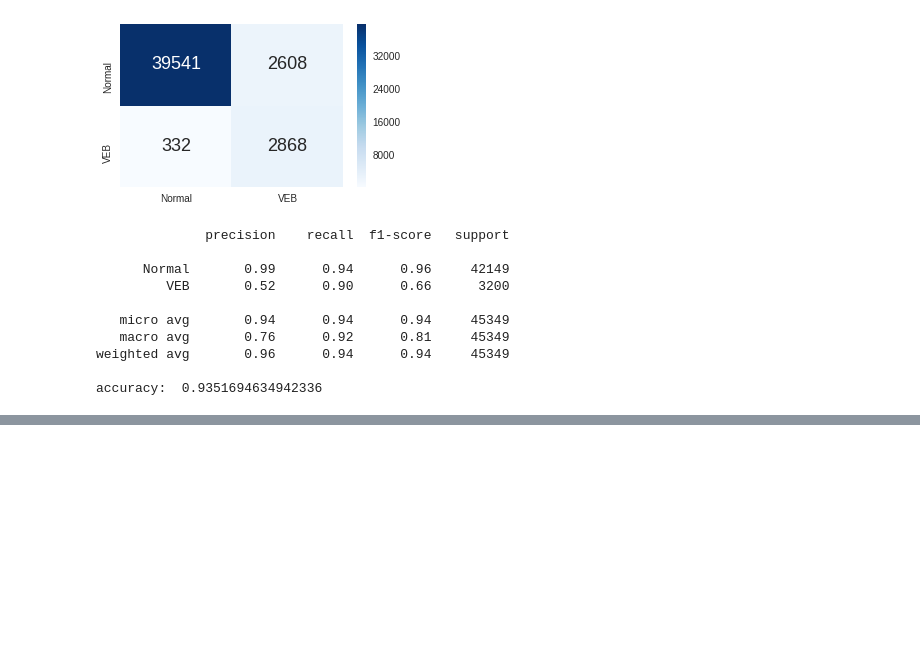
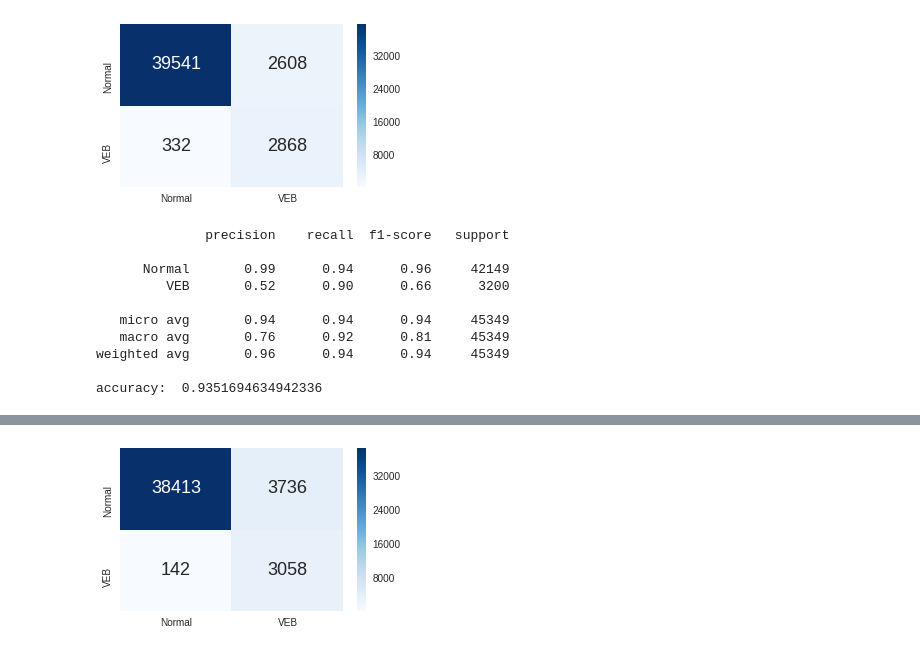
Before and after one commit to nomotoT/Python_Lesson, a Jupyter notebook: メディカルAI第8章心電図.ipynb, the cells around one changed output, grey strips where cells are left out. Saved outputs shown, nothing was run; the diff lists cells and outputs as text; code cells hidden in the pictures; blank space fills up the shorter version.

```diff
--- a/メディカルAI第8章心電図.ipynb
+++ b/メディカルAI第8章心電図.ipynb
@@ -657,0 +737,4 @@ accuracy:  0.9351694634942336
+# %%
+print_confusion_matrix(y_true_test, y_pred_test)
+# %% [output]
+[figure, added]
```
Also changed, not shown: parts of 31 cells of this notebook.
